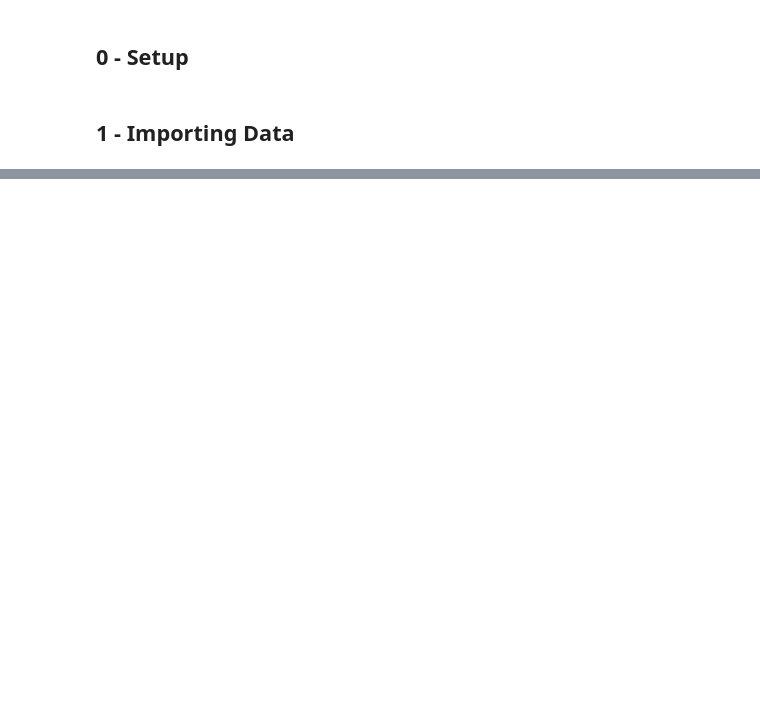
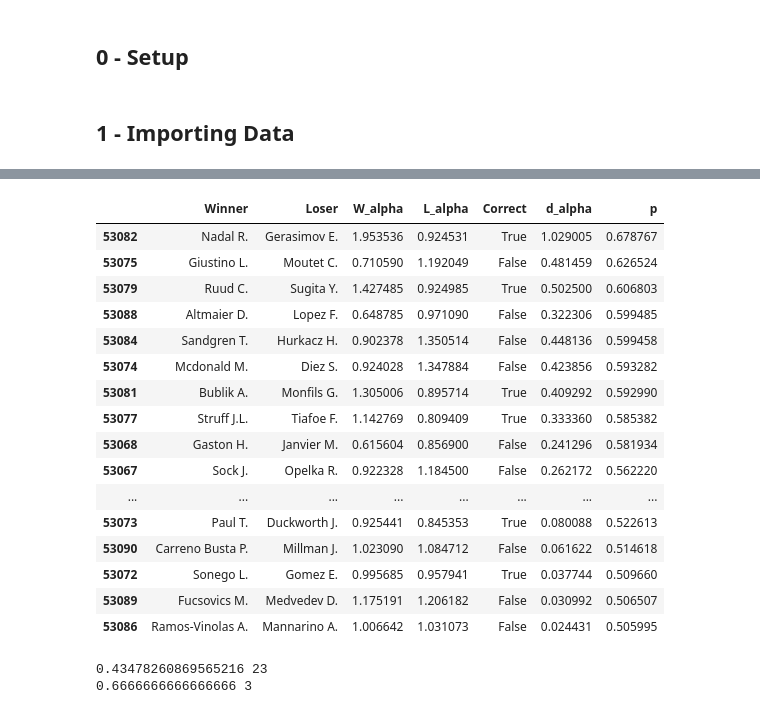
Before and after one commit to jb-c/Tennis_Betting, a Jupyter notebook: 2. Model exploration/Model Exploration.ipynb, the cells around one changed output, grey strips where cells are left out. Saved outputs shown, nothing was run; the diff lists cells and outputs as text; code cells hidden in the pictures; blank space fills up the shorter version.

```diff
--- a/2. Model exploration/Model Exploration.ipynb
+++ b/2. Model exploration/Model Exploration.ipynb
@@ -32,0 +229,15 @@ womens_df.head()
+# %%
+alpha = res.x[:n]
+player_rankings = {}
+for key, value in player_dict.items():
+    player_rankings[key]=alpha[value]
+# %%
+test_df = mens_df[mens_df['Date']==game_day]
+test_df = test_df[test_df['Winner'].isin(player_dict.keys()) & test_df['Loser'].isin(player_dict.keys())]
+# %%
+def add_model_rankings(row,alpha):
+    return alpha[player_dict[row['Winner']]],alpha[player_dict[row['Loser']]]
+# %%
+test_df[['W_alpha','L_alpha']]=test_df.apply(lambda x:add_model_rankings(x,alpha),axis=1,result_type="expand")
+test_df = test_df[['Winner','Loser','W_alpha','L_alpha']]
+test_df
@@ -32,0 +262,33 @@ womens_df.head()
+# %%
+test_df['Correct'] = test_df['W_alpha'] > test_df['L_alpha']
+test_df['d_alpha'] = np.abs(test_df['W_alpha'] - test_df['L_alpha'])
+test_df['p'] = test_df[["W_alpha", "L_alpha"]].max(axis=1) / (test_df['W_alpha'] + test_df['L_alpha'])
+test_df.sort_values(by='p',ascending=False)
+# %% [output]
+|  | Winner | Loser | W_alpha | L_alpha | Correct | d_alpha | p |
+| 53082 | Nadal R. | Gerasimov E. | 1.953536 | 0.924531 | True | 1.029005 | 0.678767 |
+| 53075 | Giustino L. | Moutet C. | 0.710590 | 1.192049 | False | 0.481459 | 0.626524 |
+| 53079 | Ruud C. | Sugita Y. | 1.427485 | 0.924985 | True | 0.502500 | 0.606803 |
+| 53088 | Altmaier D. | Lopez F. | 0.648785 | 0.971090 | False | 0.322306 | 0.599485 |
+| 53084 | Sandgren T. | Hurkacz H. | 0.902378 | 1.350514 | False | 0.448136 | 0.599458 |
+| 53074 | Mcdonald M. | Diez S. | 0.924028 | 1.347884 | False | 0.423856 | 0.593282 |
+| 53081 | Bublik A. | Monfils G. | 1.305006 | 0.895714 | True | 0.409292 | 0.592990 |
+| 53077 | Struff J.L. | Tiafoe F. | 1.142769 | 0.809409 | True | 0.333360 | 0.585382 |
+| 53068 | Gaston H. | Janvier M. | 0.615604 | 0.856900 | False | 0.241296 | 0.581934 |
+| 53067 | Sock J. | Opelka R. | 0.922328 | 1.184500 | False | 0.262172 | 0.562220 |
+| ... | ... | ... | ... | ... | ... | ... | ... |
+| 53073 | Paul T. | Duckworth J. | 0.925441 | 0.845353 | True | 0.080088 | 0.522613 |
+| 53090 | Carreno Busta P. | Millman J. | 1.023090 | 1.084712 | False | 0.061622 | 0.514618 |
+| 53072 | Sonego L. | Gomez E. | 0.995685 | 0.957941 | True | 0.037744 | 0.509660 |
+| 53089 | Fucsovics M. | Medvedev D. | 1.175191 | 1.206182 | False | 0.030992 | 0.506507 |
+| 53086 | Ramos-Vinolas A. | Mannarino A. | 1.006642 | 1.031073 | False | 0.024431 | 0.505995 |
+# %%
+# Accuracy on all games
+print(test_df['Correct'].sum()/test_df.shape[0],test_df.shape[0])
+
+# Accuracy on confident games
+confident_test_df = test_df[test_df['p']>0.6]
+print(confident_test_df['Correct'].sum()/confident_test_df.shape[0],confident_test_df.shape[0])
+# %% [output]
+0.43478260869565216 23
+0.6666666666666666 3
```
Also changed, not shown: parts of 33 cells of this notebook, 2 other files.
